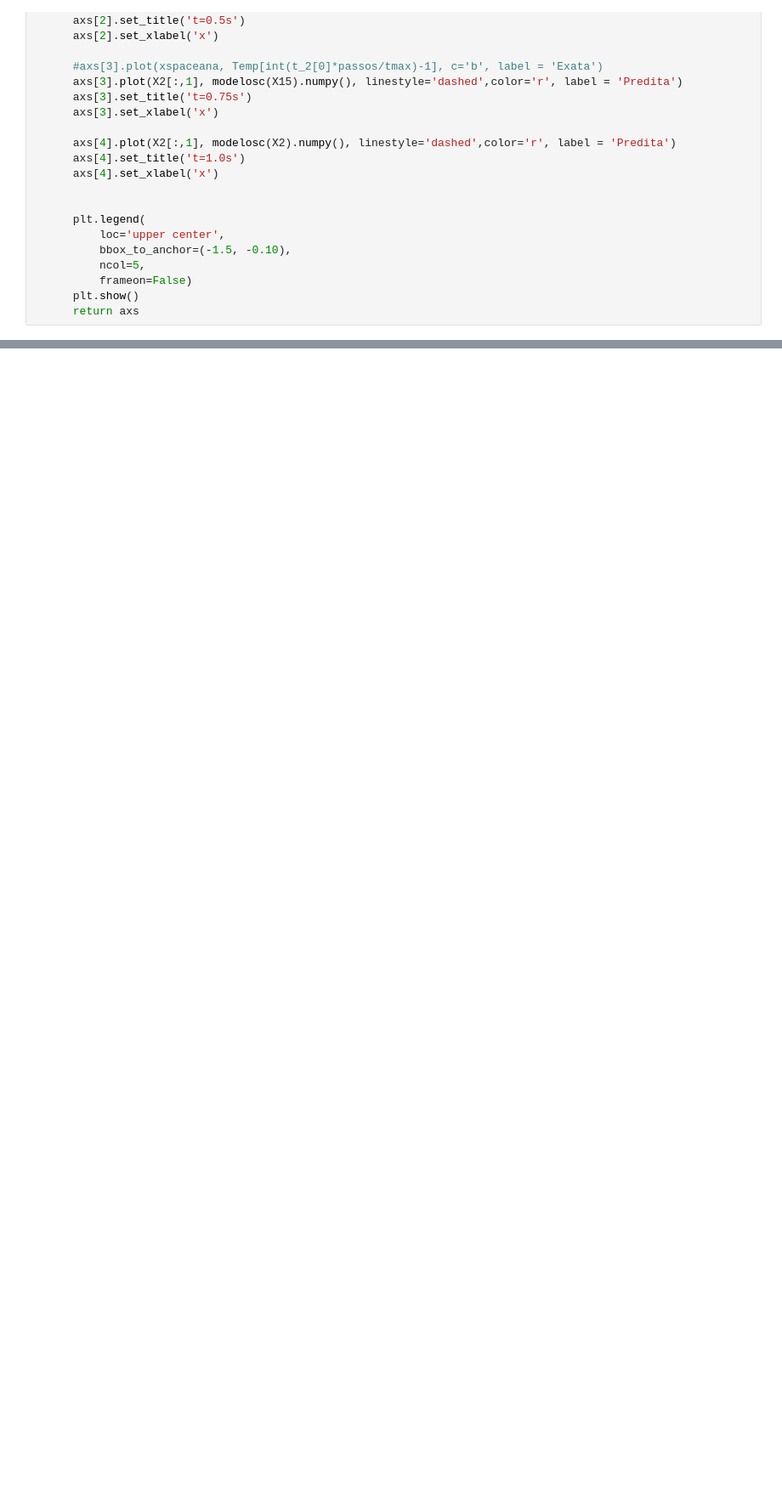
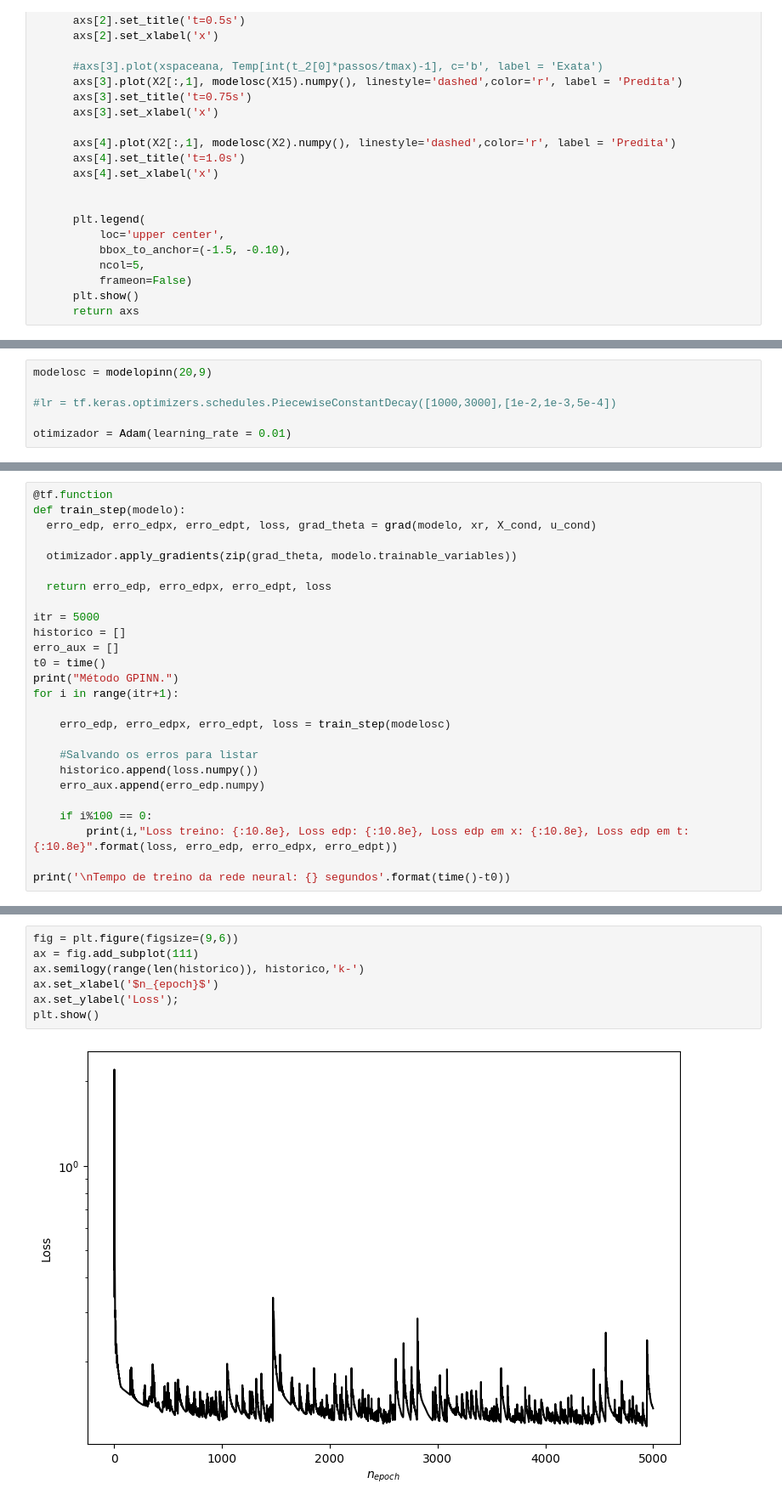
Before and after one commit to JoaoAlexandreFerreira/RNA, a Jupyter notebook: PINN_buckley_leverett.ipynb, the cells around one changed output, grey strips where cells are left out. Shown at 85% size. Drawn from its saved outputs; the diff is of its cells as text; blank space fills up the shorter version.

```diff
--- a/PINN_buckley_leverett.ipynb
+++ b/PINN_buckley_leverett.ipynb
@@ -1204,0 +1263,6 @@ array([<Axes: title={'center': 't=0.10s'}, xlabel='x', ylabel='Sw(x,t)'>,
+# %%
+modelosc = modelopinn(20,9)
+
+#lr = tf.keras.optimizers.schedules.PiecewiseConstantDecay([1000,3000],[1e-2,1e-3,5e-4])
+
+otimizador = Adam(learning_rate = 0.01)
@@ -1204,0 +1287,26 @@ array([<Axes: title={'center': 't=0.10s'}, xlabel='x', ylabel='Sw(x,t)'>,
+# %%
+@tf.function
+def train_step(modelo):
+  erro_edp, erro_edpx, erro_edpt, loss, grad_theta = grad(modelo, xr, X_cond, u_cond)
+
+  otimizador.apply_gradients(zip(grad_theta, modelo.trainable_variables))
+
+  return erro_edp, erro_edpx, erro_edpt, loss
+
+itr = 5000
+historico = []
+erro_aux = []
+t0 = time()
+print("Método GPINN.")
+for i in range(itr+1):
+
+    erro_edp, erro_edpx, erro_edpt, loss = train_step(modelosc)
+
+    #Salvando os erros para listar
+    historico.append(loss.numpy())
+    erro_aux.append(erro_edp.numpy)
+
+    if i%100 == 0:
+        print(i,"Loss treino: {:10.8e}, Loss edp: {:10.8e}, Loss edp em x: {:10.8e}, Loss edp em t: {:10.8e}".format(loss, erro_edp, erro_edpx, erro_edpt))
+
+print('\nTempo de treino da rede neural: {} segundos'.format(time()-t0))
@@ -1204,0 +1331,9 @@ array([<Axes: title={'center': 't=0.10s'}, xlabel='x', ylabel='Sw(x,t)'>,
+# %%
+fig = plt.figure(figsize=(9,6))
+ax = fig.add_subplot(111)
+ax.semilogy(range(len(historico)), historico,'k-')
+ax.set_xlabel('$n_{epoch}$')
+ax.set_ylabel('Loss');
+plt.show()
+# %% [output]
+[figure, added]
```
Also changed, not shown: parts of 26 cells of this notebook.
